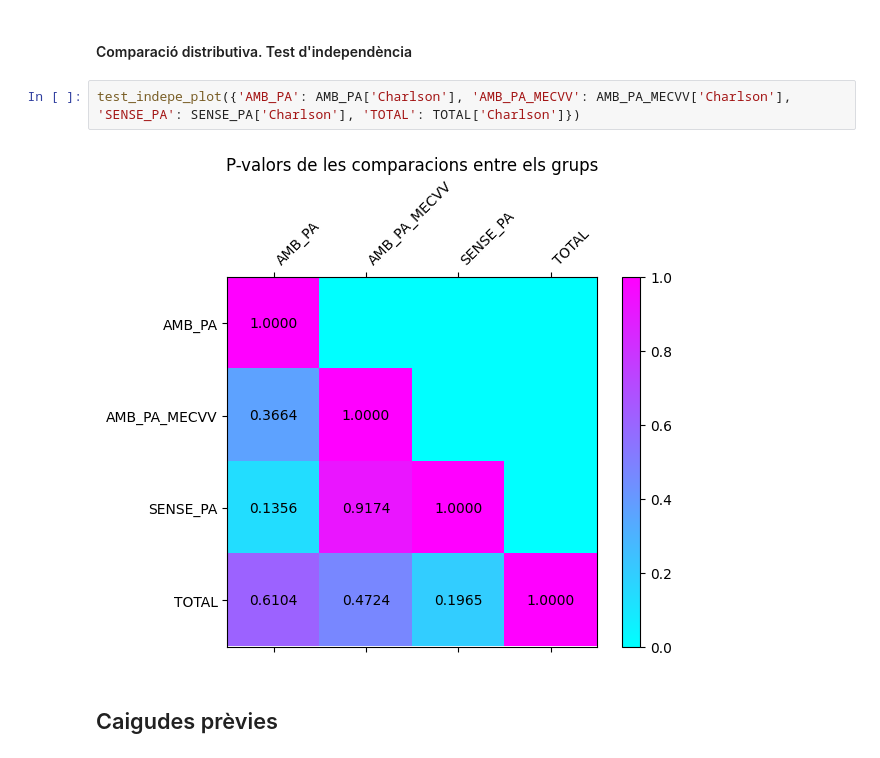
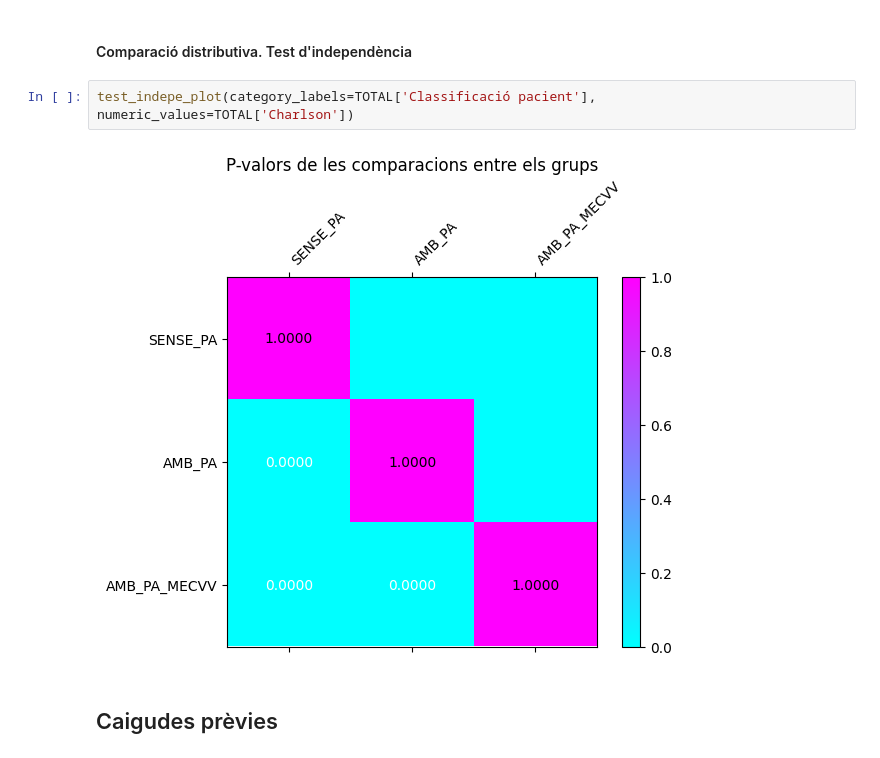
Before and after one commit to MCastelH/PRACTICUM, a Jupyter notebook: sindromes_geriatrics+comorbiditats.ipynb, the cells around one changed output. Cells and saved outputs as stored; diff of their text form.

```diff
--- a/sindromes_geriatrics+comorbiditats.ipynb
+++ b/sindromes_geriatrics+comorbiditats.ipynb
@@ -69,9 +70,9 @@ See the caveats in the documentation: https://pandas.pydata.org/pandas-docs/stab
 # %% [markdown]
 #### Comparació distributiva. Test d'independència
 # %%
-test_indepe_plot({'AMB_PA': AMB_PA['Charlson'], 'AMB_PA_MECVV': AMB_PA_MECVV['Charlson'], 'SENSE_PA': SENSE_PA['Charlson'], 'TOTAL': TOTAL['Charlson']})
+test_indepe_plot(category_labels=TOTAL['Classificació pacient'], numeric_values=TOTAL['Charlson'])
 # %% [output]
-[figure, old version]
+[figure, new version]
 # %% [markdown]
 ## Caigudes prèvies
 # %% [markdown]
```
Also changed, not shown: parts of 30 cells of this notebook, 4 other files.
